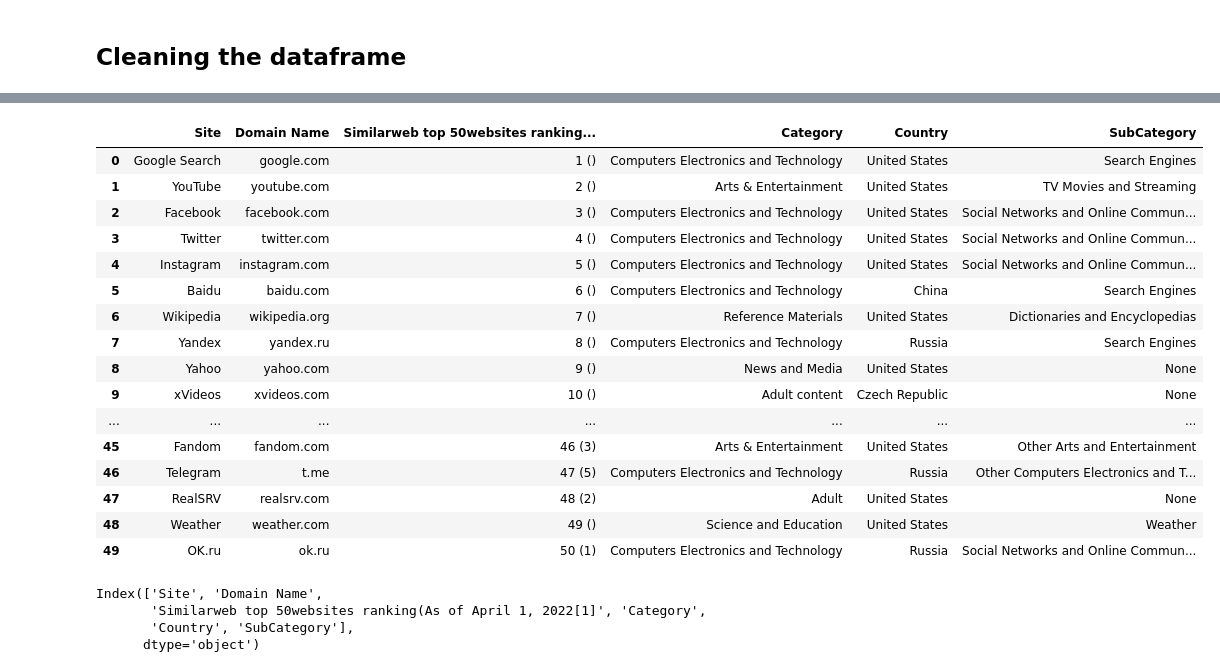
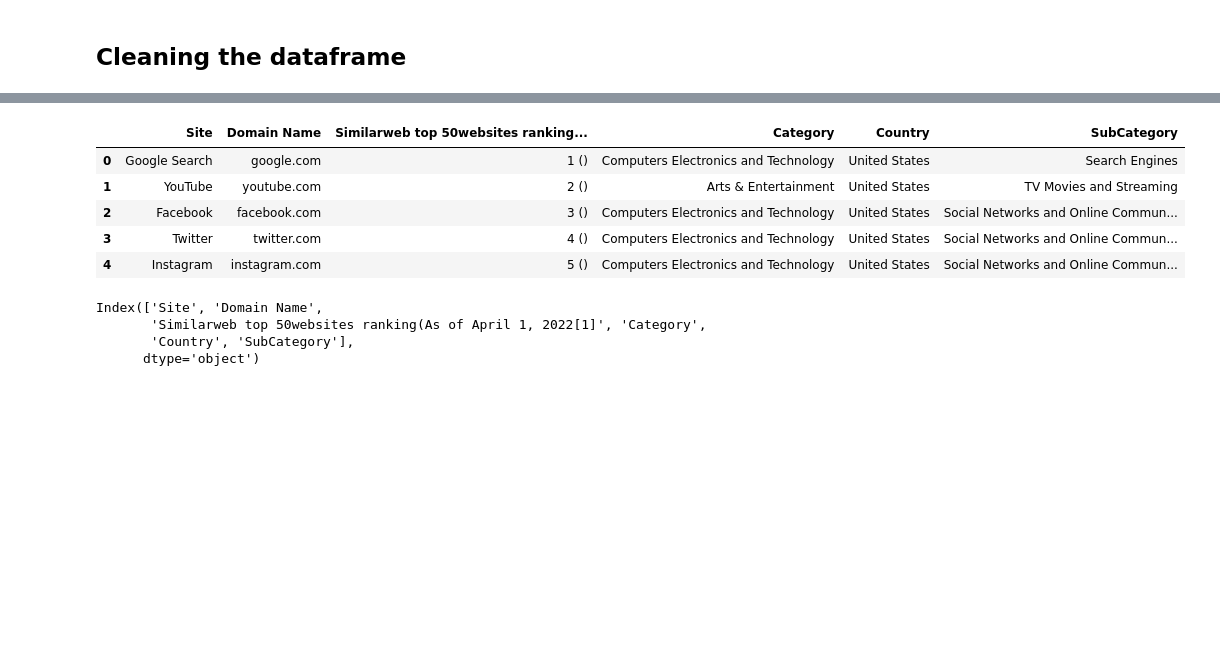
Before and after one commit to ayosamobitade/Web-Scraping-Projects, a Jupyter notebook: List Of Most Popular Websites (EDA).ipynb, the cells around one changed output, grey strips where cells are left out. Cells and saved outputs as stored; diff of their text form; code cells hidden in the pictures; blank space fills up the shorter version.

Commit message:
popular website scapping from wikipedia

```diff
--- a/List Of Most Popular Websites (EDA).ipynb
+++ b/List Of Most Popular Websites (EDA).ipynb
@@ -95,26 +53,15 @@ df
 # %%
-# splitting the category
+# splitting the category column
 
 df[['Category', 'SubCategory']] = df['Category'].str.split(" > ", expand = True)
-df
+df.head()
 # %% [output]
 |  | Site | Domain Name | Similarweb top 50websites ranking... | Category | Country | SubCategory |
 | 0 | Google Search | google.com | 1 () | Computers Electronics and Technology | United States | Search Engines |
 | 1 | YouTube | youtube.com | 2 () | Arts & Entertainment | United States | TV Movies and Streaming |
 | 2 | Facebook | facebook.com | 3 () | Computers Electronics and Technology | United States | Social Networks and Online Commun... |
 | 3 | Twitter | twitter.com | 4 () | Computers Electronics and Technology | United States | Social Networks and Online Commun... |
 | 4 | Instagram | instagram.com | 5 () | Computers Electronics and Technology | United States | Social Networks and Online Commun... |
-| 5 | Baidu | baidu.com | 6 () | Computers Electronics and Technology | China | Search Engines |
-| 6 | Wikipedia | wikipedia.org | 7 () | Reference Materials | United States | Dictionaries and Encyclopedias |
-| 7 | Yandex | yandex.ru | 8 () | Computers Electronics and Technology | Russia | Search Engines |
-| 8 | Yahoo | yahoo.com | 9 () | News and Media | United States | None |
-| 9 | xVideos | xvideos.com | 10 () | Adult content | Czech Republic | None |
-| ... | ... | ... | ... | ... | ... | ... |
-| 45 | Fandom | fandom.com | 46 (3) | Arts & Entertainment | United States | Other Arts and Entertainment |
-| 46 | Telegram | t.me | 47 (5) | Computers Electronics and Technology | Russia | Other Computers Electronics and T... |
-| 47 | RealSRV | realsrv.com | 48 (2) | Adult | United States | None |
-| 48 | Weather | weather.com | 49 () | Science and Education | United States | Weather |
-| 49 | OK.ru | ok.ru | 50 (1) | Computers Electronics and Technology | Russia | Social Networks and Online Commun... |
 # %%
 df.columns
 # %% [output]
```
Also changed, not shown: parts of 11 cells of this notebook.
